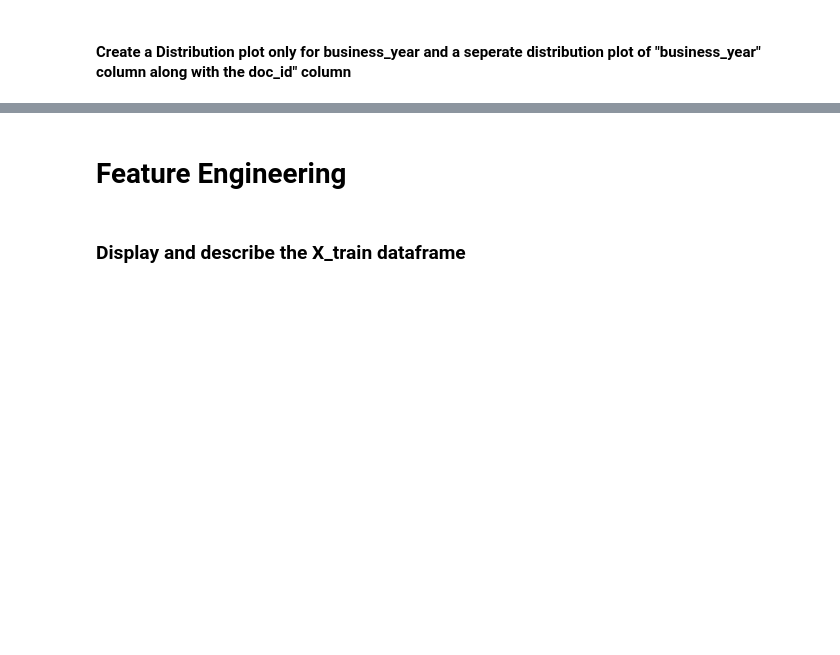
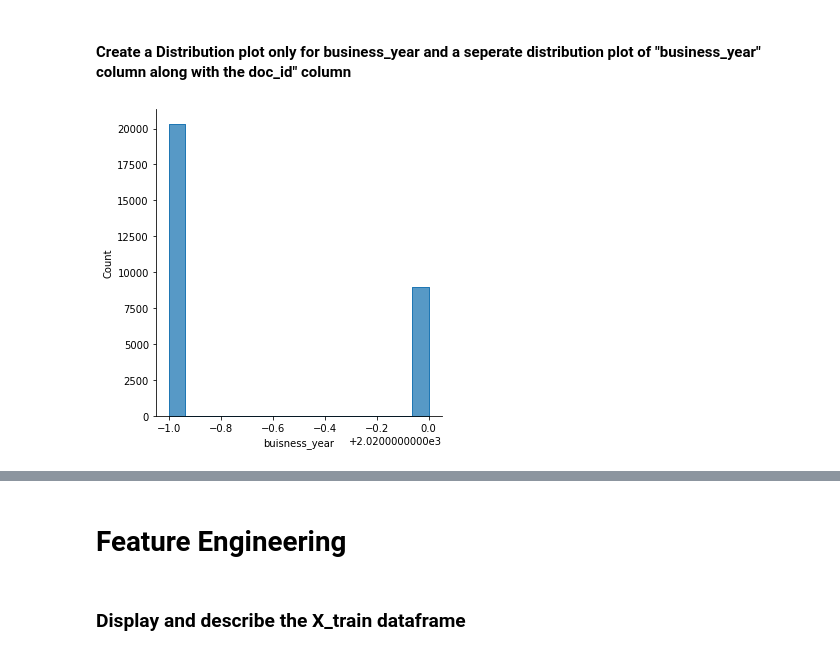
Before and after one commit to nooobcoder/HighRadiusTraining, a Jupyter notebook: project1/Revised Project.ipynb, the cells around one changed output, grey strips where cells are left out. Drawn from its saved outputs; the diff is of its cells as text; code cells hidden in the pictures; blank space fills up the shorter version.

```diff
--- a/project1/Revised Project.ipynb
+++ b/project1/Revised Project.ipynb
@@ -678,2 +708,7 @@ X_val.shape, X_test.shape, y_val.shape, y_test.shape
 # %% [markdown]
 #### Create a Distribution plot only for business_year and a seperate distribution plot of "business_year" column along with the doc_id" column
+# %%
+sns.displot(X_train['buisness_year'], element="step")
+plt.show()
+# %% [output]
+[figure, added]
```
Also changed, not shown: parts of 14 cells of this notebook.
